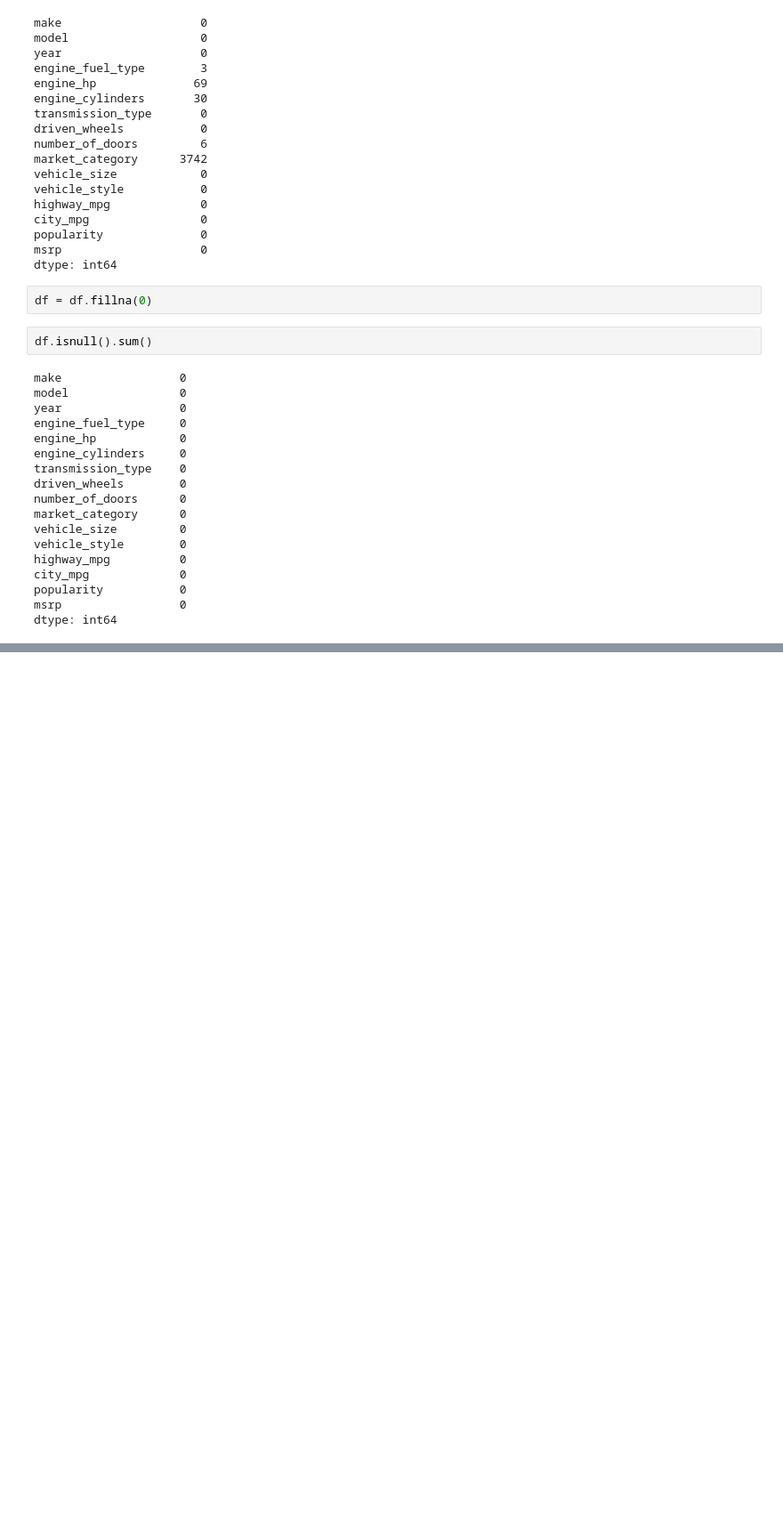
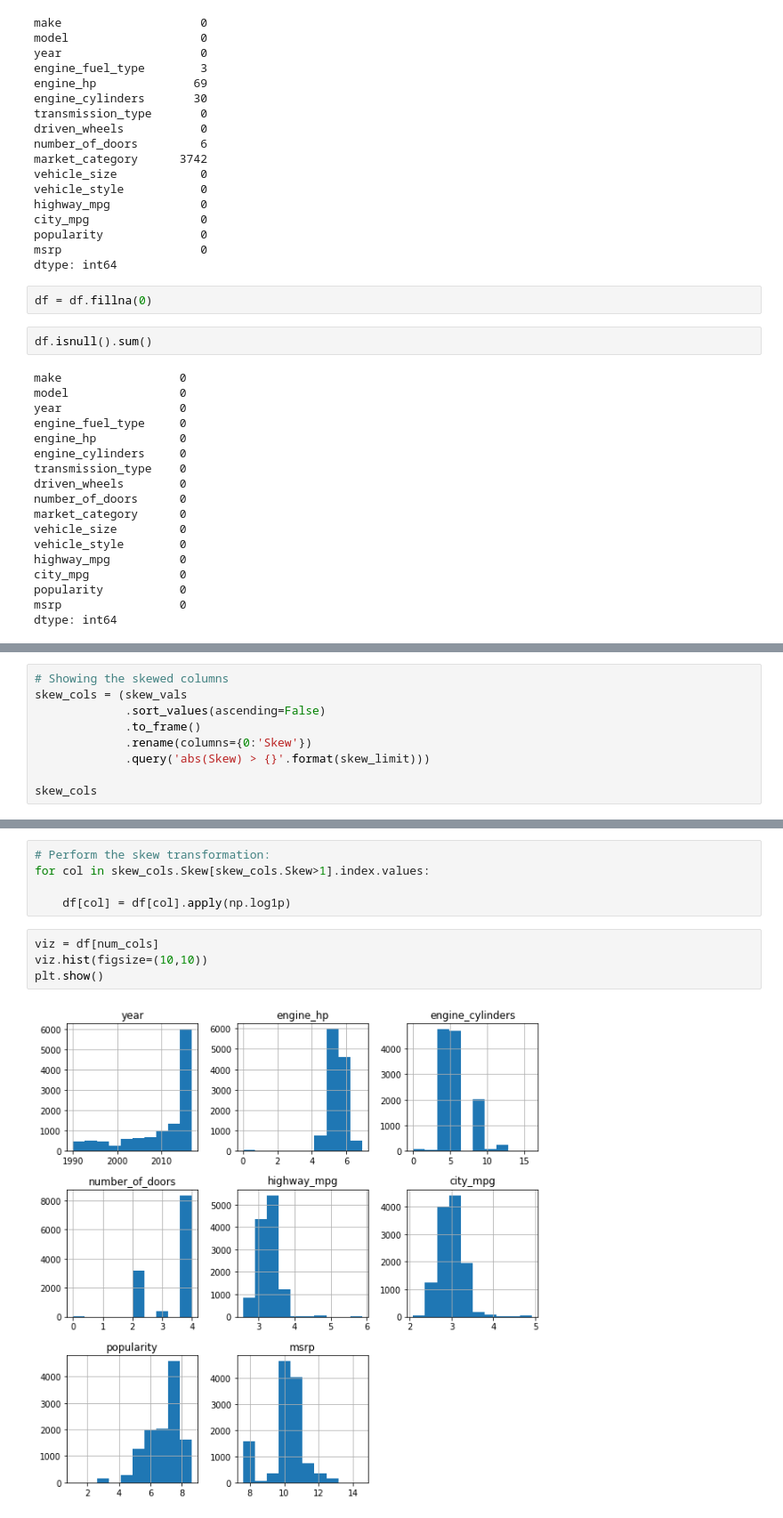
Before and after one commit to abdrahmansoltan/Car-Price-Prediction, a Jupyter notebook: car-price-prediction.ipynb, the cells around one changed output, grey strips where cells are left out. Shown at 89% size. Saved outputs shown, nothing was run; the diff lists cells and outputs as text; blank space fills up the shorter version.

```diff
--- a/car-price-prediction.ipynb
+++ b/car-price-prediction.ipynb
@@ -269,0 +202,9 @@ trying to get more features using the year column with other features
+# %%
+# Showing the skewed columns
+skew_cols = (skew_vals
+             .sort_values(ascending=False)
+             .to_frame()
+             .rename(columns={0:'Skew'})
+             .query('abs(Skew) > {}'.format(skew_limit)))
+
+skew_cols
@@ -269,0 +231,11 @@ trying to get more features using the year column with other features
+# %%
+# Perform the skew transformation:
+for col in skew_cols.Skew[skew_cols.Skew>1].index.values:
+
+    df[col] = df[col].apply(np.log1p)
+# %%
+viz = df[num_cols]
+viz.hist(figsize=(10,10))
+plt.show()
+# %% [output]
+[figure, added]
```
Also changed, not shown: parts of 83 cells of this notebook.
